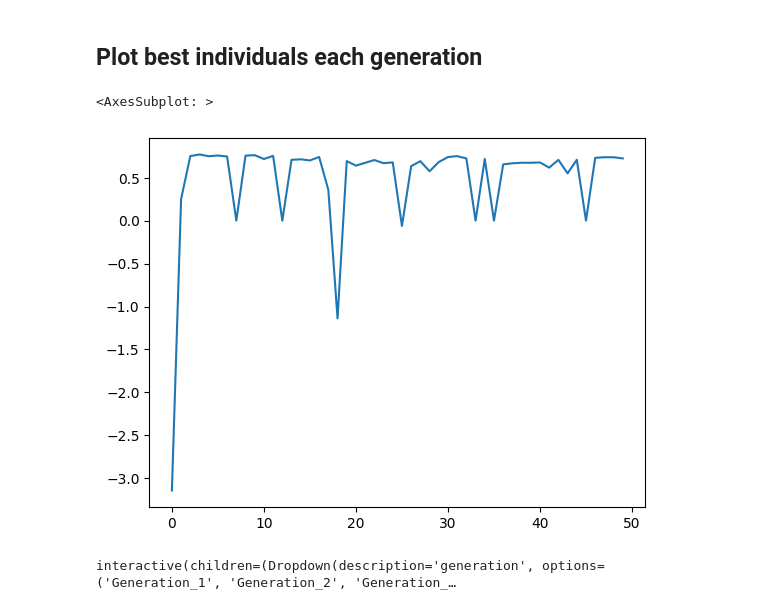
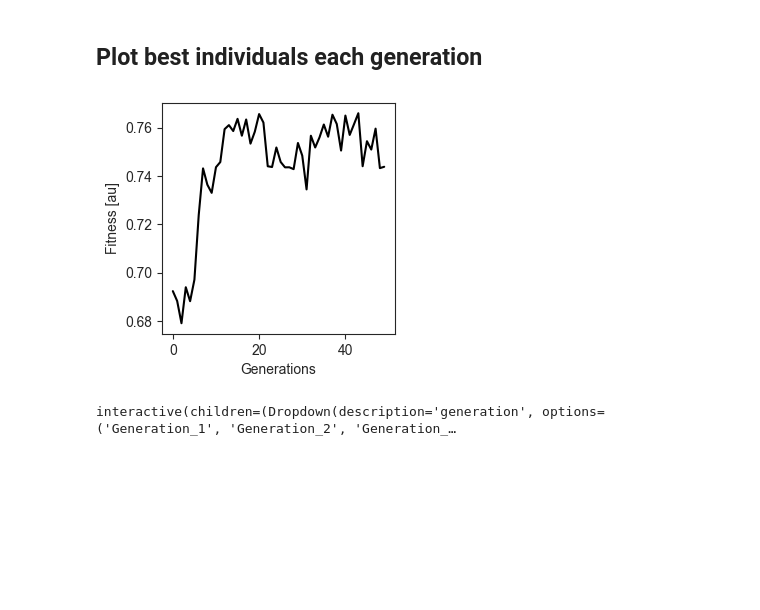
Before and after one commit to ankilab/EdgeVolution, a Jupyter notebook: plot-results.ipynb, the cells around one changed output. Drawn from its saved outputs; the diff is of its cells as text; code cells hidden in the pictures; blank space fills up the shorter version.

Commit message:
worked on plot results

```diff
--- a/plot-results.ipynb
+++ b/plot-results.ipynb
@@ -11,7 +11,7 @@ from ipywidgets import interact, Dropdown, IntSlider
 from nutil.plot import paperStyle
 # %%
 # specify GA results folder here
-ga_run = 'ga_20221213-172904_EXP_SC_1D_and_2D_4classes'
+ga_run = 'ga_20230109-114859_SC_1D_4classes'
 
 ga_path = Path('Results/' + ga_run)
 with open(ga_path / 'params.json') as f:
@@ -111,10 +112,13 @@ best_individuals["Generation"] = best_individuals["Generation"].apply(lambda x:
 best_individuals['Fitness'] = pd.to_numeric(best_individuals['Fitness'])
 # %%
 best_individuals.loc[(best_individuals['Fitness'] < -1000), 'Fitness'] = 0
-best_individuals['Fitness'].plot(kind='line')
+best_individuals['Fitness'].plot(kind='line', color='black', figsize=(3, 3))
+
+with paperStyle():
+    plt.ylabel("Fitness [au]")
+    plt.xlabel("Generations")
 # %% [output]
-<AxesSubplot: >
-[figure, old version]
+[figure, new version]
 # %%
 d = {}
 for idx, row in best_individuals.iterrows():
```
Also changed, not shown: parts of 6 cells of this notebook, 3 other files.
